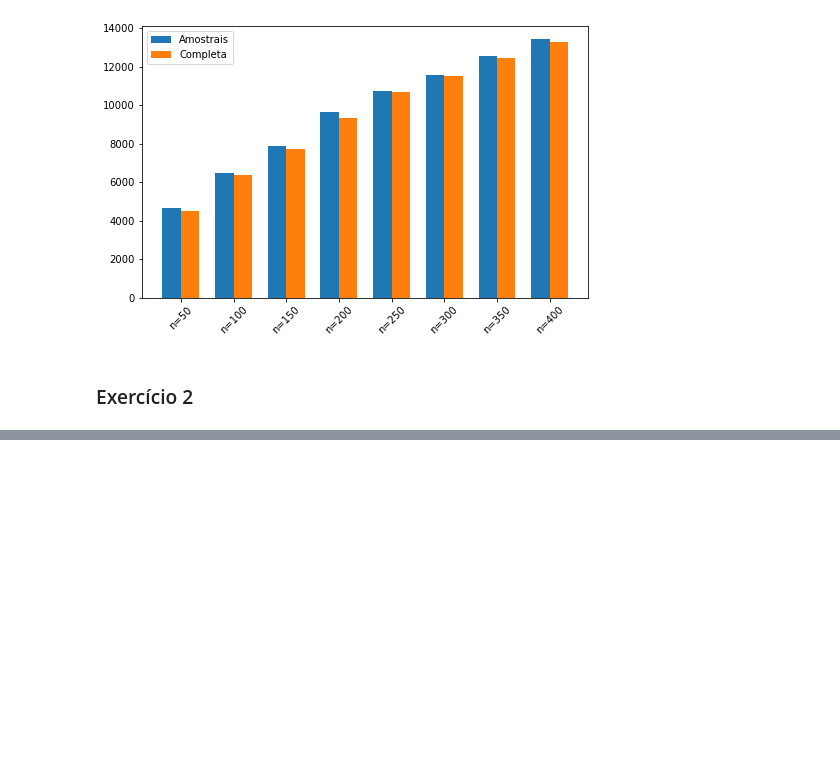
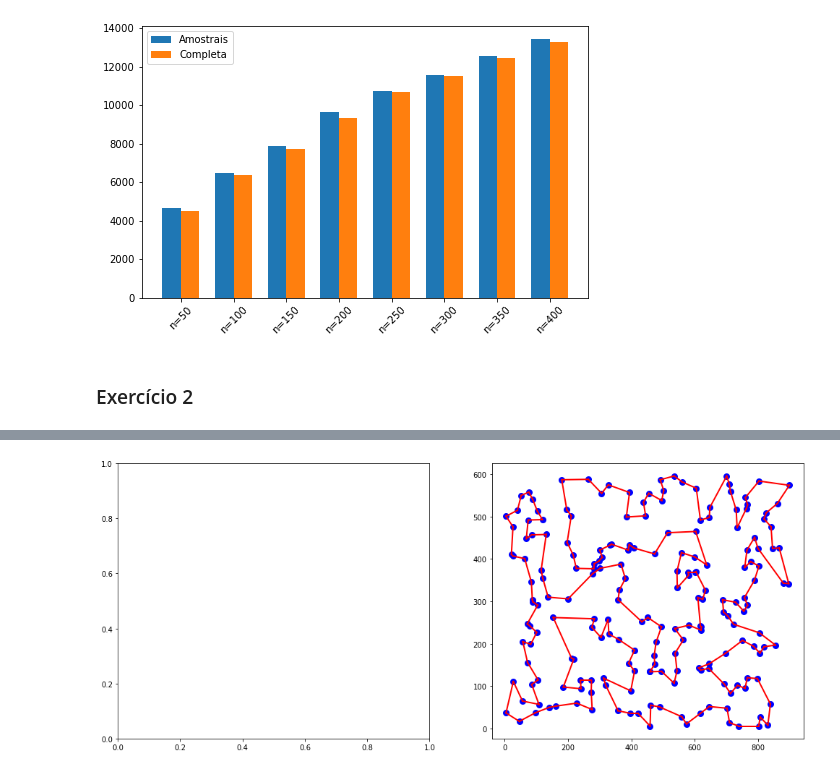
Before and after one commit to CoralBleaching/Metaheuristics-CombinatorialOptim, a Jupyter notebook: PCV.ipynb, the cells around one changed output, grey strips where cells are left out. Cells and saved outputs as stored; diff of their text form; code cells hidden in the pictures; blank space fills up the shorter version.

```diff
--- a/PCV.ipynb
+++ b/PCV.ipynb
@@ -310,16 +310,16 @@ def vmp_completa(cidades):
 # %% [markdown]
 A seguir vamos fazer comparações com as rotas geradas a partir de pontos diferentes e a melhor rota possível com esta estratégia.
 # %%
-rota = vmp(Cidades(200), 122)
-print("Tamanho = ", tamanho_rota(rota) )
-plot_rota(rota,completa=False)
+tour = vmp(Cidades(200), 122)
+print("Tamanho = ", tamanho_rota(tour) )
+plot_rota(tour,completa=False)
 # %% [output]
 Tamanho =  10799.126338818005
 [figure]
 # %%
-rota = vmp(Cidades(200), 78)
-print("Tamanho = ", tamanho_rota(rota) )
-plot_rota(rota,completa=False)
+tour = vmp(Cidades(200), 78)
+print("Tamanho = ", tamanho_rota(tour) )
+plot_rota(tour,completa=False)
 # %% [output]
 Tamanho =  10226.428015396954
 [figure]
@@ -675,0 +853,6 @@ for axis, rota, titulo in zip(ax,[res2, rota_vmp_completa], ['Subida com Reiníc
+# %%
+fig, ax = plt.subplots(1, 2, squeeze=True)
+fig.set_size_inches(17, 7)
+plot_rota(alterar_rota(rota_vmp_completa), completa=False)
+# %% [output]
+[figure, added]
```
Also changed, not shown: parts of 18 cells of this notebook.
